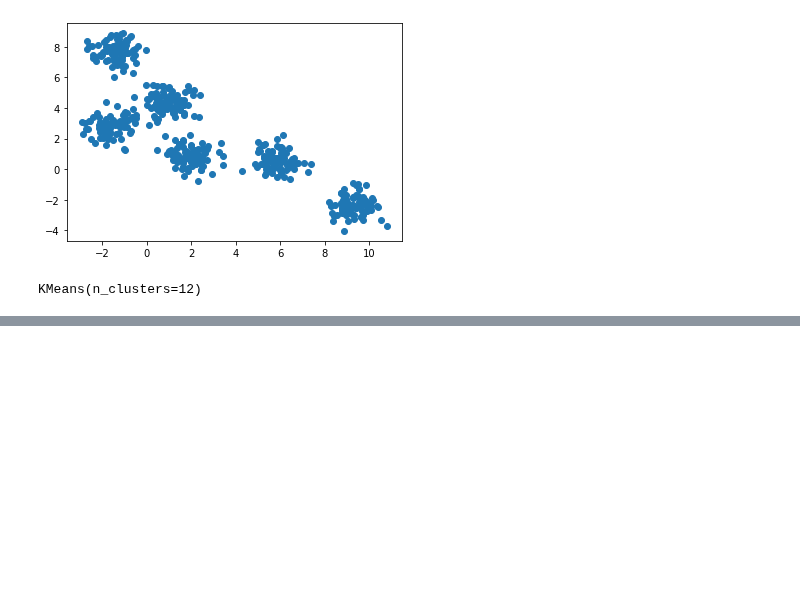
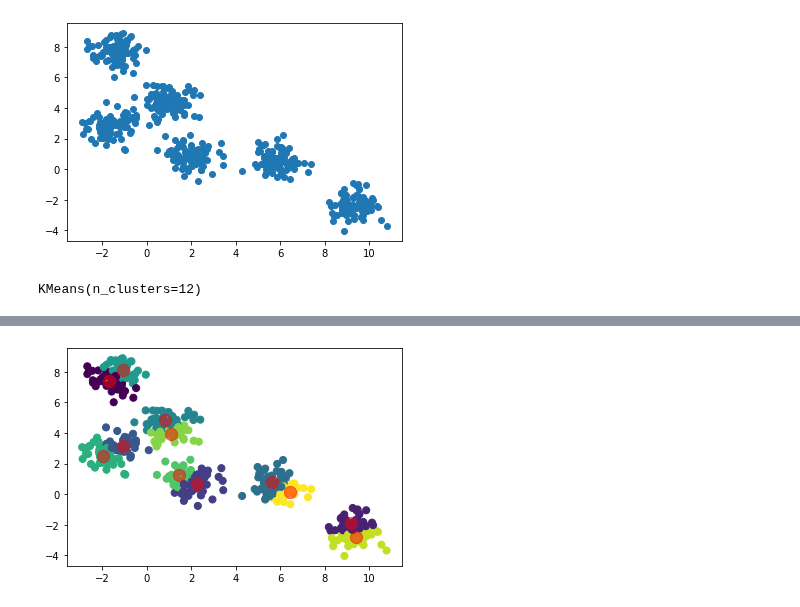
Before and after one commit to gianmillare/Machine-Learning-AI, a Jupyter notebook: University of California, Berkeley - AI ML Sessions/Part 31 - Kmeans Activity - More Clusters.ipynb, the cells around one changed output, grey strips where cells are left out. Saved outputs shown, nothing was run; the diff lists cells and outputs as text; code cells hidden in the pictures; blank space fills up the shorter version.

Commit message:
adding more code to usbmlai31 kmeans activity showing the center labels. optional

```diff
--- a/University of California, Berkeley - AI ML Sessions/Part 31 - Kmeans Activity - More Clusters.ipynb
+++ b/University of California, Berkeley - AI ML Sessions/Part 31 - Kmeans Activity - More Clusters.ipynb
@@ -33,0 +36,3 @@ plt.show()
+# %%
+centers=kmeans.cluster_centers_
+labels=kmeans.labels_
@@ -33,0 +61,7 @@ plt.show()
+# %%
+plt.scatter(data[:,0], data[:,1], c=labels, s=50,cmap='viridis')
+plt.scatter(centers[:,0], centers[:,1], c='red', s=150, alpha=0.5)
+
+plt.show()
+# %% [output]
+[figure, added]
```
Also changed, not shown: parts of 3 cells of this notebook.
